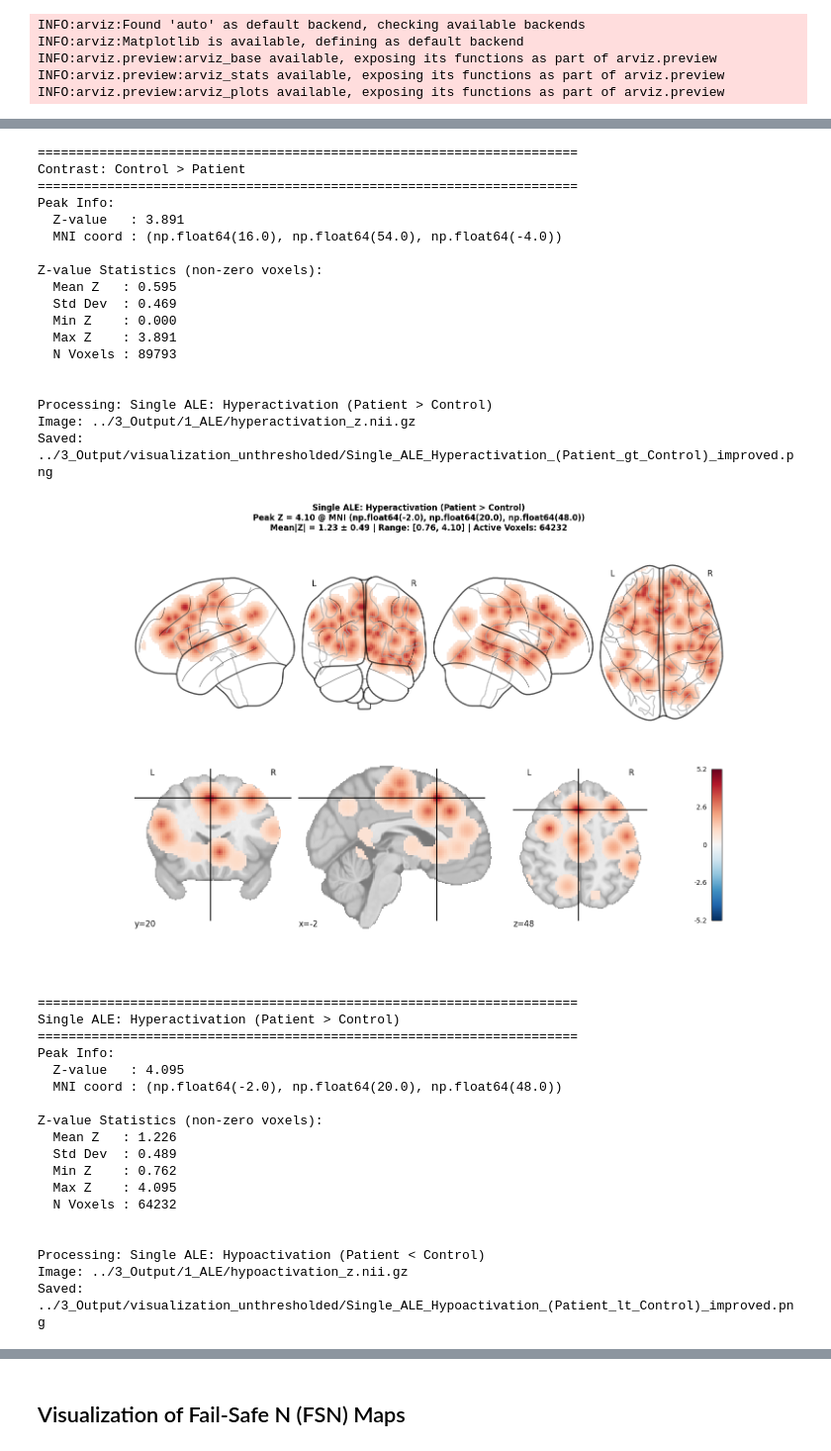
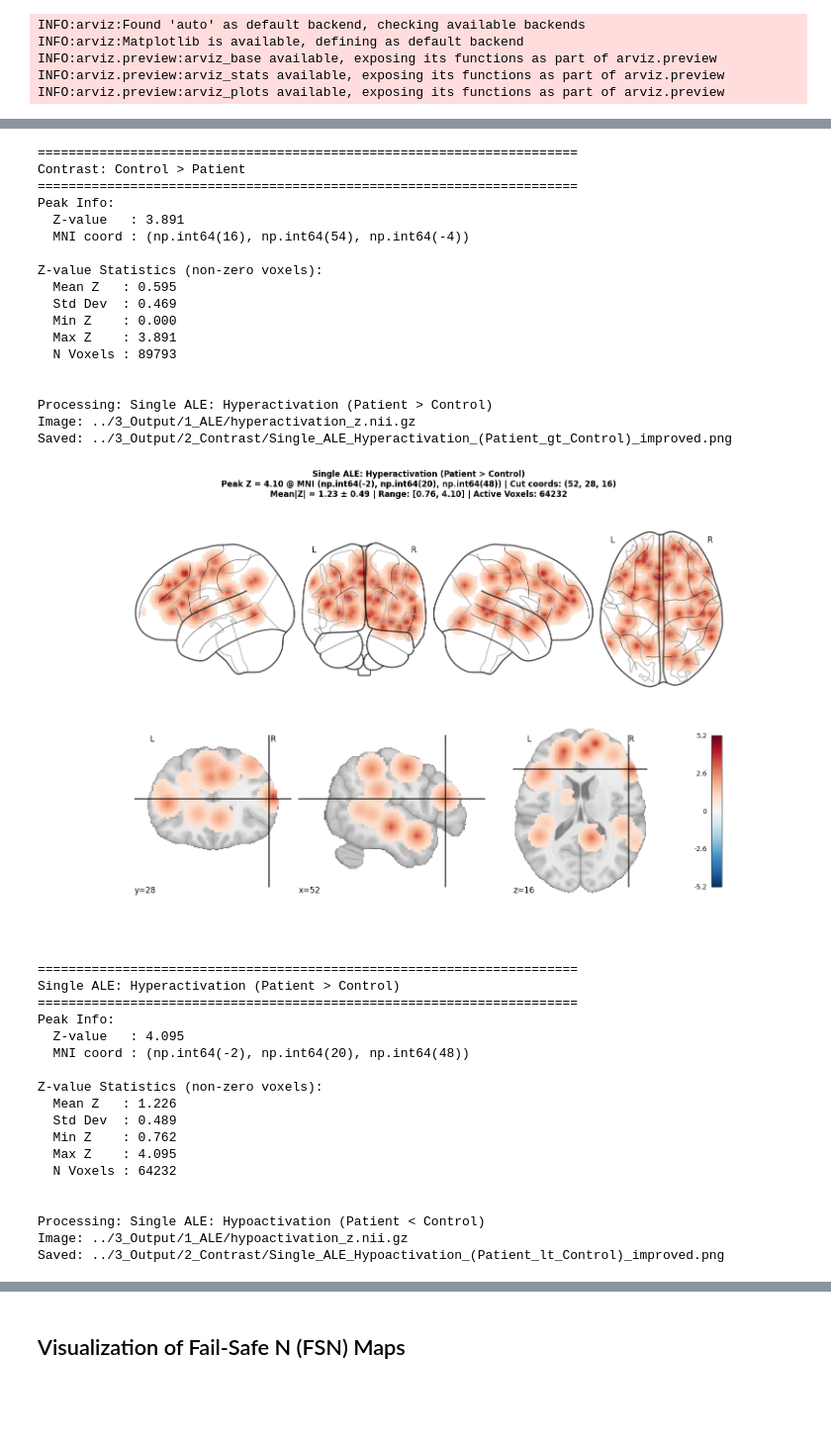
Before and after one commit to shanshan717/Self_Psych_Meta, a Jupyter notebook: 2_Scripts/9_Supply_Visualization.ipynb, the cells around one changed output, grey strips where cells are left out. Shown at 99% size. Cells and saved outputs as stored; diff of their text form; code cells hidden in the pictures; blank space fills up the shorter version.

```diff
--- a/2_Scripts/9_Supply_Visualization.ipynb
+++ b/2_Scripts/9_Supply_Visualization.ipynb
@@ -42,12 +79,16 @@ INFO:arviz.preview:arviz_plots available, exposing its functions as part of arvi
 # %%
+
 # Improved visualization function: Glass brain + Orthogonal slices
 from nilearn.datasets import load_mni152_template
 
-def plot_unthresholded_map_improved(img_path, title, output_prefix=None, vmin=None, vmax=None):
+def plot_unthresholded_map_improved(img_path, title, output_prefix=None, vmin=None, vmax=None, cut_coords=None):
     """
     Plot unthresholded statistical map:
     - Top: Glass brain (showing 3D distribution trends)
     - Bottom: Orthogonal slices (showing details) + colorbar
+
+    cut_coords: if specified, use this MNI coordinate for the orthogonal slice;
+                otherwise, automatically use the peak coordinate.
     """
     peak = get_peak_info(img_path)
     z_stats = get_z_statistics(img_path)
@@ -62,6 +103,9 @@ def plot_unthresholded_map_improved(img_path, title, output_prefix=None, vmin=No
     else:
         display_vmin = vmin
         display_vmax = vmax
+
+    # Determine cut_coords for orthogonal slices
+    display_cut_coords = cut_coords if cut_coords is not None else peak["peak_mni"]
 
     # Create figure with two subplots
     fig = plt.figure(figsize=(16, 10))
@@ -90,7 +134,7 @@ def plot_unthresholded_map_improved(img_path, title, output_prefix=None, vmin=No
         img_path,
         bg_img=mni_template,
         display_mode="ortho",
-        cut_coords=peak["peak_mni"],
+        cut_coords=display_cut_coords,
         draw_cross=True,
         cmap="RdBu_r",
         colorbar=True,
@@ -104,7 +148,8 @@ def plot_unthresholded_map_improved(img_path, title, output_prefix=None, vmin=No
     # Add title and statistical information
     fig.suptitle(
         f"{title}\n"
-        f"Peak Z = {peak['peak_value']:.2f} @ MNI {peak['peak_mni']}\n"
+        f"Peak Z = {peak['peak_value']:.2f} @ MNI {peak['peak_mni']} | "
+        f"Cut coords: {display_cut_coords}\n"
         f"Mean|Z| = {z_stats['mean']:.2f} ± {z_stats['std']:.2f} | "
         f"Range: [{z_stats['min']:.2f}, {z_stats['max']:.2f}] | "
         f"Active Voxels: {z_stats['n_voxels']}",
@@ -126,18 +171,21 @@ def plot_unthresholded_map_improved(img_path, title, output_prefix=None, vmin=No
 out_dir = "../3_Output/2_Contrast"
 os.makedirs(out_dir, exist_ok=True)
 
+# Fixed cut_coords:
+#   Patient > Control & Hyperactivation  → (52, 28, 16)
+#   Control > Patient & Hypoactivation   → (46, -58, 40)
 files_to_plot = [
-    (contrast_patient_gt_control, "Contrast: Patient > Control"),
-    (contrast_control_gt_patient, "Contrast: Control > Patient"),
-    (ale_hyper, "Single ALE: Hyperactivation (Patient > Control)"),
-    (ale_hypo, "Single ALE: Hypoactivation (Patient < Control)")
+    (patient_greater_control, "Contrast: Patient > Control",                    (52, 28, 16)),
+    (control_greater_patient, "Contrast: Control > Patient",                    (14, -44, 38)),
+    (ale_hyper,                   "Single ALE: Hyperactivation (Patient > Control)", (52, 28, 16)),
+    (ale_hypo,                    "Single ALE: Hypoactivation (Patient < Control)",  (14, -44, 38)),
 ]
 
 peak_results = {}
 
 # Unified colorbar range: Use the global maximum Z value across all maps
 all_peaks = []
-for img_path, title in files_to_plot:
+for img_path, title, _ in files_to_plot:
     peak = get_peak_info(img_path)
     all_peaks.append(np.abs(peak["peak_value"]))
 
@@ -146,7 +194,7 @@ global_vmin = -global_vmax
 
 print(f"\nUnified display range: vmin={global_vmin:.2f}, vmax={global_vmax:.2f}\n")
 
-for img_path, title in files_to_plot:
+for img_path, title, coords in files_to_plot:
     print(f"\n\nProcessing: {title}")
     print(f"Image: {img_path}")
 
@@ -160,7 +208,8 @@ for img_path, title in files_to_plot:
         title=title,
         output_prefix=out_prefix,
         vmin=global_vmin,
-        vmax=global_vmax
+        vmax=global_vmax,
+        cut_coords=coords
     )
     peak_results[title] = {"peak": peak, "z_stats": z_stats}
 
@@ -207,28 +256,28 @@ Saved: ../3_Output/visualization_unthresholded/Contrast_Control_gt_Patient_impro
 ======================================================================
 Contrast: Control > Patient
 ======================================================================
 Peak Info:
   Z-value   : 3.891
-  MNI coord : (np.float64(16.0), np.float64(54.0), np.float64(-4.0))
+  MNI coord : (np.int64(16), np.int64(54), np.int64(-4))
 
 Z-value Statistics (non-zero voxels):
   Mean Z   : 0.595
   Std Dev  : 0.469
   Min Z    : 0.000
   Max Z    : 3.891
   N Voxels : 89793
 
 
 Processing: Single ALE: Hyperactivation (Patient > Control)
 Image: ../3_Output/1_ALE/hyperactivation_z.nii.gz
-Saved: ../3_Output/visualization_unthresholded/Single_ALE_Hyperactivation_(Patient_gt_Control)_improved.png
+Saved: ../3_Output/2_Contrast/Single_ALE_Hyperactivation_(Patient_gt_Control)_improved.png
-[figure, old version]
+[figure, new version]
 ======================================================================
 Single ALE: Hyperactivation (Patient > Control)
 ======================================================================
 Peak Info:
   Z-value   : 4.095
-  MNI coord : (np.float64(-2.0), np.float64(20.0), np.float64(48.0))
+  MNI coord : (np.int64(-2), np.int64(20), np.int64(48))
 
 Z-value Statistics (non-zero voxels):
   Mean Z   : 1.226
@@ -240,4 +289,4 @@ Z-value Statistics (non-zero voxels):
 
 Processing: Single ALE: Hypoactivation (Patient < Control)
 Image: ../3_Output/1_ALE/hypoactivation_z.nii.gz
-Saved: ../3_Output/visualization_unthresholded/Single_ALE_Hypoactivation_(Patient_lt_Control)_improved.png
+Saved: ../3_Output/2_Contrast/Single_ALE_Hypoactivation_(Patient_lt_Control)_improved.png
```
Also changed, not shown: parts of 2 cells of this notebook, 4 other files.
